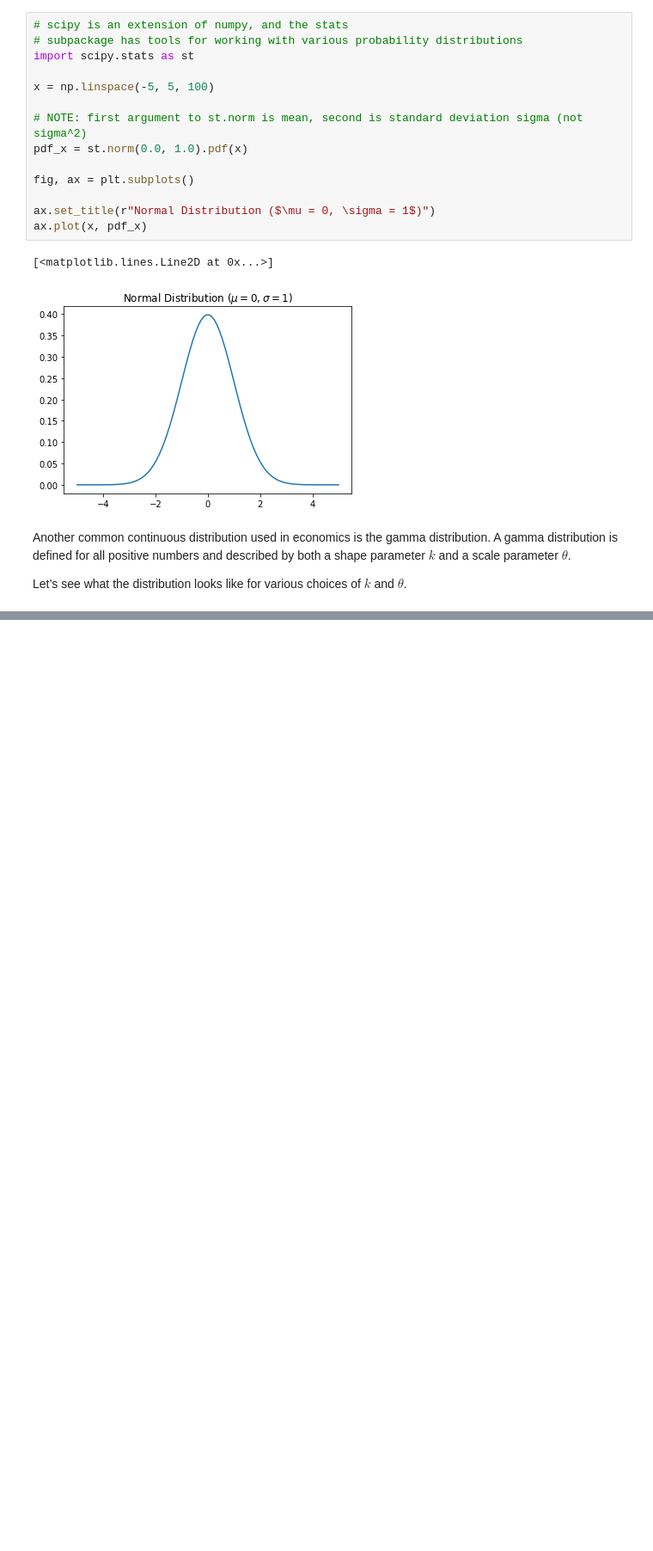
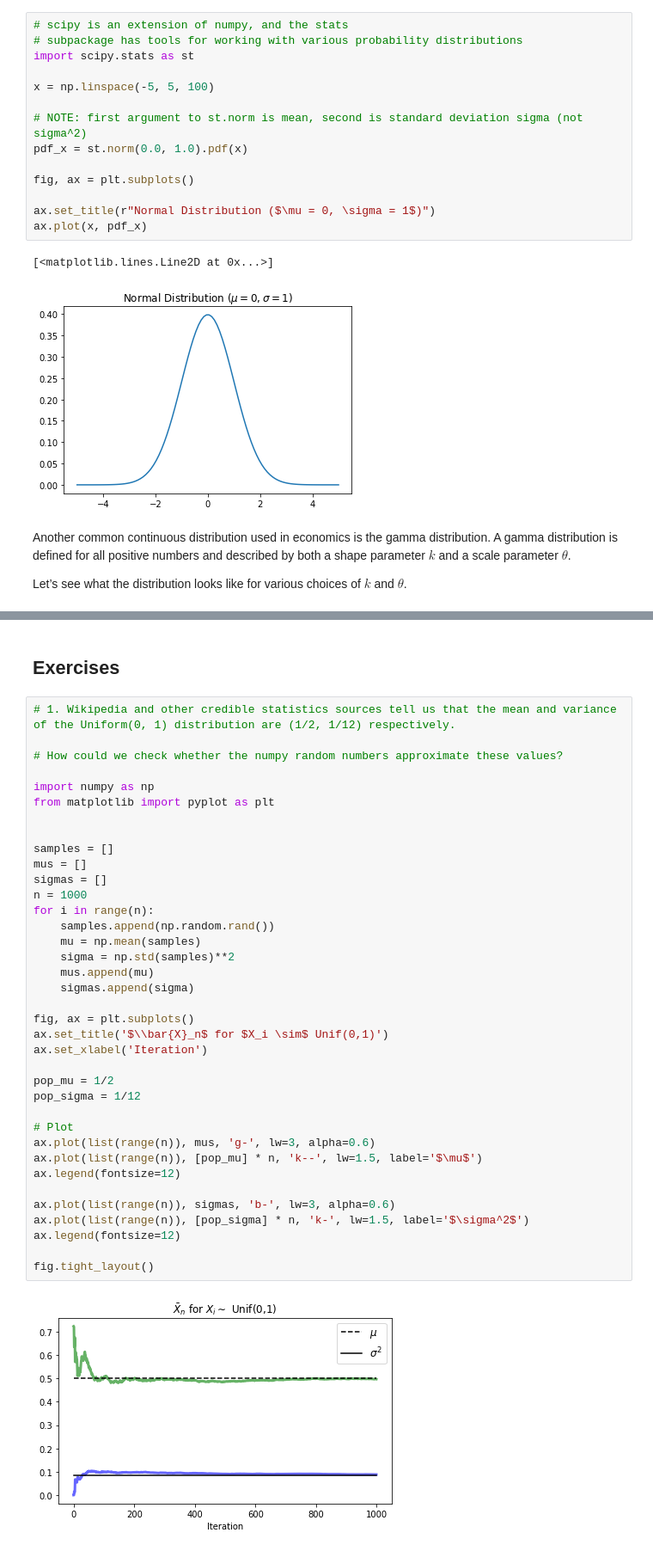
Before and after one commit to beauvilerobed/ds-ml-notes-projects-and-tutorials, a Jupyter notebook: projects/intro-to-economic-modeling-and-ds/scientific-computing/randomness.ipynb, the cells around one changed output, grey strips where cells are left out. Shown: that part at 86% size. Drawn from its saved outputs; the diff is of its cells as text; blank space fills up the shorter version.

```diff
--- a/projects/intro-to-economic-modeling-and-ds/scientific-computing/randomness.ipynb
+++ b/projects/intro-to-economic-modeling-and-ds/scientific-computing/randomness.ipynb
@@ -542,2 +542,43 @@ ax.legend();
 # %% [output]
 [figure]
+# %% [markdown]
+## Exercises
+# %%
+# 1. Wikipedia and other credible statistics sources tell us that the mean and variance of the Uniform(0, 1) distribution are (1/2, 1/12) respectively.
+
+# How could we check whether the numpy random numbers approximate these values?
+
+import numpy as np
+from matplotlib import pyplot as plt
+
+
+samples = []
+mus = []
+sigmas = []
+n = 1000
+for i in range(n):
+    samples.append(np.random.rand())
+    mu = np.mean(samples)
+    sigma = np.std(samples)**2
+    mus.append(mu)
+    sigmas.append(sigma)
+
+fig, ax = plt.subplots()
+ax.set_title('$\\bar{X}_n$ for $X_i \sim$ Unif(0,1)')
+ax.set_xlabel('Iteration')
+
+pop_mu = 1/2
+pop_sigma = 1/12
+
+# Plot
+ax.plot(list(range(n)), mus, 'g-', lw=3, alpha=0.6)
+ax.plot(list(range(n)), [pop_mu] * n, 'k--', lw=1.5, label='$\mu$')
+ax.legend(fontsize=12)
+
+ax.plot(list(range(n)), sigmas, 'b-', lw=3, alpha=0.6)
+ax.plot(list(range(n)), [pop_sigma] * n, 'k-', lw=1.5, label='$\sigma^2$')
+ax.legend(fontsize=12)
+
+fig.tight_layout()
+# %% [output]
+[figure, added]
```
Also changed, not shown: parts of 1 cell of this notebook.
